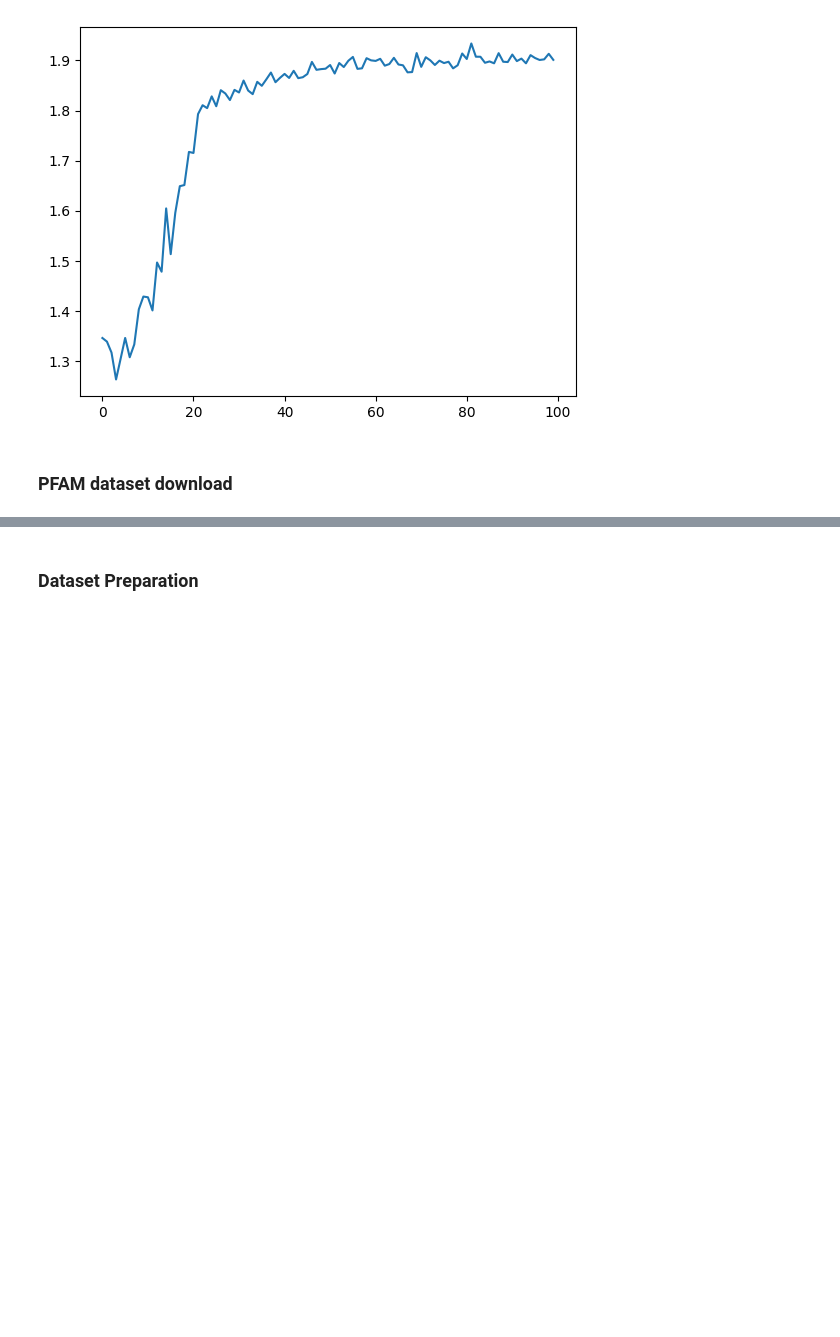
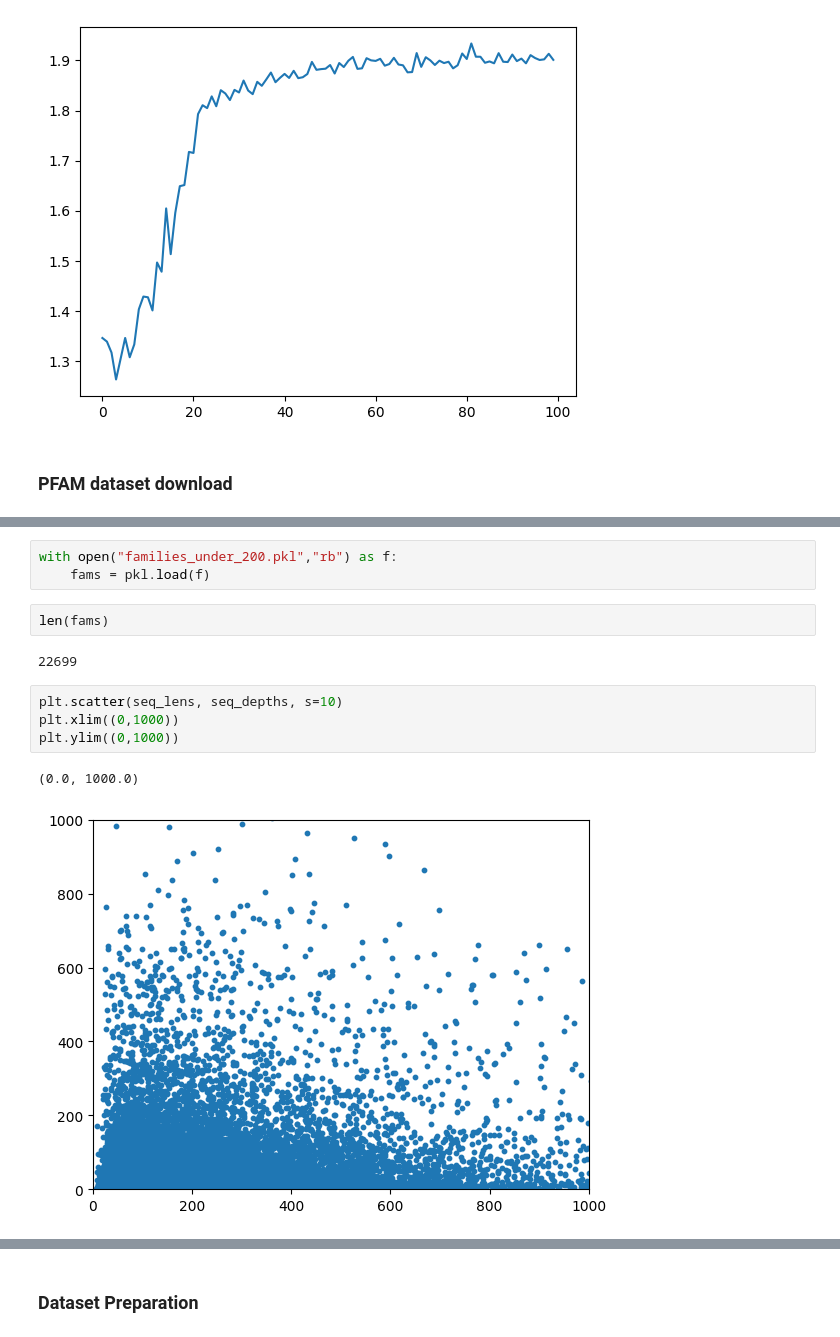
Before and after one commit to anamaysamant/MSA-phylogeny-generation, a Jupyter notebook: Phylomodel_explore.ipynb, the cells around one changed output, grey strips where cells are left out. Saved outputs shown, nothing was run; the diff lists cells and outputs as text; blank space fills up the shorter version.

```diff
--- a/Phylomodel_explore.ipynb
+++ b/Phylomodel_explore.ipynb
@@ -691,0 +714,14 @@ import numpy as np
+# %%
+with open("families_under_200.pkl","rb") as f:
+    fams = pkl.load(f)
+# %%
+len(fams)
+# %% [output]
+22699
+# %%
+plt.scatter(seq_lens, seq_depths, s=10)
+plt.xlim((0,1000))
+plt.ylim((0,1000))
+# %% [output]
+(0.0, 1000.0)
+[figure, added]
```
Also changed, not shown: parts of 9 cells of this notebook, 58 other files.
